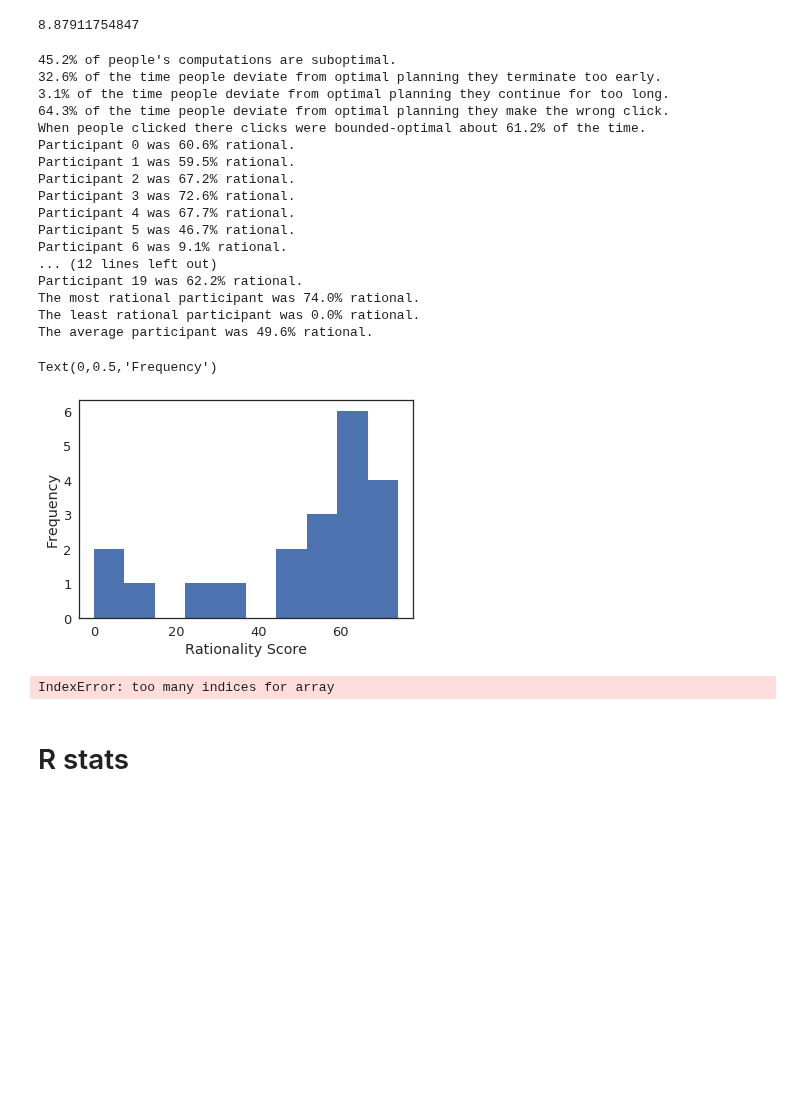
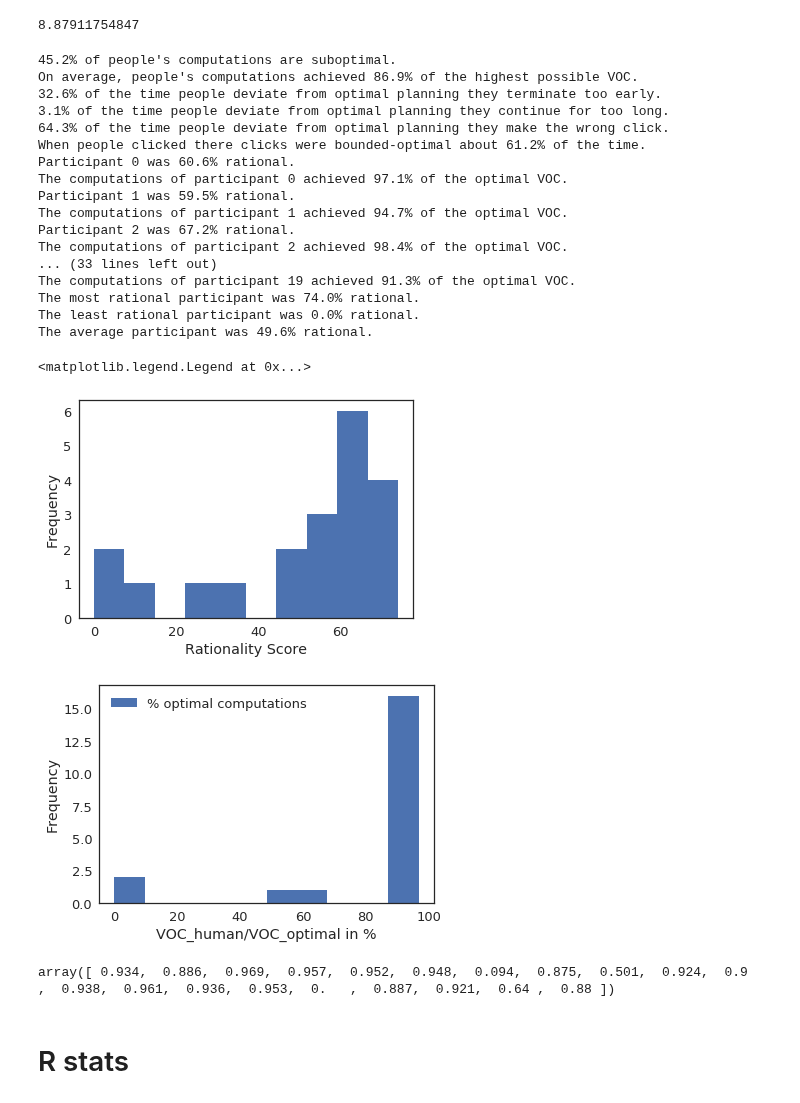
Before and after one commit to fredcallaway/planning, a Jupyter notebook: python/qualitative_predictions_x12.ipynb, the cells around one changed output. Cells and saved outputs as stored; diff of their text form; code cells hidden in the pictures; blank space fills up the shorter version.

Commit message:
Added analysis of VOC ratios

```diff
--- a/python/qualitative_predictions_x12.ipynb
+++ b/python/qualitative_predictions_x12.ipynb
@@ -593,10 +593,10 @@ def hash_x12(state):
 def get_optimal_policy(env):
     Q, V, pi, info = solve(env, hash_state=hash_x12)
     print(V(env.init))  # ~ 5 minutes for 312
-    return SoftmaxPolicy(Q)
+    return SoftmaxPolicy(Q), Q, V
 
 env = make_env(quantization=4, branching=[3,1,2])
-bounded_optimal_agent = get_optimal_policy(env)
+bounded_optimal_agent, Q_BO, V_BO = get_optimal_policy(env)
 # %% [output]
 8.87911754847
 # %%
@@ -618,6 +618,10 @@ terminate = nr_nodes + 1 #node 0 is unclickable, nodes 1-12 are clickable, so ac
 suboptimal_computation = np.array([])
 participant_id = np.array([])
 
+Q_human = np.array([])
+Q_optimal = np.array([])
+Q_term = np.array([])
+
 for t in trial_ids:
 
     trial_id = tdf['trial_id'][t]
@@ -635,6 +639,9 @@ for t in trial_ids:
         p_continue = np.sum(action_distribution[0:-1])
         p_terminate =action_distribution[terminate]
         p_human_click = action_distribution[int(action)]
+        Q_human = np.append(Q_human,[Q_BO(env._state,action)])
+        Q_optimal = np.append(Q_optimal,[V_BO(env._state)])
+        Q_term = np.append(Q_term,[Q_BO(env._state,terminate)])
 
         human_clicked = np.append(human_clicked,[action!=terminate])
 
@@ -652,6 +659,9 @@ for t in trial_ids:
 
 print("{:3.1f}% of people's computations are suboptimal.".format(100*np.mean(suboptimal_computation)))
 
+avg_Q_ratio = np.mean(Q_human-Q_term)/np.mean(Q_optimal-Q_term)
+print("On average, people's computations achieved {:3.1f}% of the highest possible VOC.".format(100*np.mean(avg_Q_ratio)))
+
 print("{:3.1f}% of the time people deviate from optimal planning they terminate too early.".format(100*np.mean(stopped_too_early)))
 print("{:3.1f}% of the time people deviate from optimal planning they continue for too long.".format(100*np.mean(continued_too_long)))
 print("{:3.1f}% of the time people deviate from optimal planning they make the wrong click.".format(100*np.mean(wrong_click)))
@@ -661,46 +671,62 @@ print("When people clicked there clicks were bounded-optimal about {:3.1f}% of t
 participants = np.unique(participant_id)
 
 rationality_by_participant =np.array([])
+Q_ratio =np.array([])
+VOC_ratio =np.array([])
+
+VOC_human = Q_human - Q_term
+VOC_BO = Q_optimal - Q_term
+#VOC_ratio = np.divide(VOC_human,VOC_BO+1e-9)
 
 i=0
 for p in participants:
+    Q_ratio = np.append(Q_ratio,[100*np.mean(Q_human[participant_id ==p])/np.mean(Q_optimal[participant_id ==p])])
+    VOC_ratio = np.append(VOC_ratio,[100*np.mean(VOC_human[participant_id ==p])/np.mean(VOC_BO[participant_id ==p])])
     rationality_by_participant = np.append(rationality_by_participant, [100-100*np.mean(suboptimal_computation[participant_id==p])])
     print("Participant {} was {:3.1f}% rational.".format(int(p),rationality_by_participant[-1]))
+    print("The computations of participant {} achieved {:3.1f}% of the optimal VOC.".format(int(p),Q_ratio[-1]))
     i+=1
 
 print("The most rational participant was {:3.1f}% rational.".format(np.max(rationality_by_participant)))
 print("The least rational participant was {:3.1f}% rational.".format(np.min(rationality_by_participant)))
 print("The average participant was {:3.1f}% rational.".format(np.mean(rationality_by_participant)))
 
 np.histogram(rationality_by_participant)
-
 plt.hist(rationality_by_participant)
 plt.xlabel('Rationality Score')
 plt.ylabel('Frequency')
+
+plt.figure()
+plt.hist(VOC_ratio)
+plt.xlabel('VOC_human/VOC_optimal in %')
+plt.ylabel('Frequency')
+
+plt.legend(['% optimal computations','% optimal average VOC'])
 # %% [output]
 45.2% of people's computations are suboptimal.
+On average, people's computations achieved 86.9% of the highest possible VOC.
 32.6% of the time people deviate from optimal planning they terminate too early.
 3.1% of the time people deviate from optimal planning they continue for too long.
 64.3% of the time people deviate from optimal planning they make the wrong click.
 When people clicked there clicks were bounded-optimal about 61.2% of the time.
 Participant 0 was 60.6% rational.
+The computations of participant 0 achieved 97.1% of the optimal VOC.
 Participant 1 was 59.5% rational.
+The computations of participant 1 achieved 94.7% of the optimal VOC.
 Participant 2 was 67.2% rational.
-Participant 3 was 72.6% rational.
-Participant 4 was 67.7% rational.
-Participant 5 was 46.7% rational.
-Participant 6 was 9.1% rational.
-... (12 lines left out)
-Participant 19 was 62.2% rational.
+The computations of participant 2 achieved 98.4% of the optimal VOC.
+... (33 lines left out)
+The computations of participant 19 achieved 91.3% of the optimal VOC.
 The most rational participant was 74.0% rational.
 The least rational participant was 0.0% rational.
 The average participant was 49.6% rational.
-Text(0,0.5,'Frequency')
+<matplotlib.legend.Legend at 0x...>
 [figure]
+[figure, added]
-# %%
-rationality_by_participant
-# %% [output]
-IndexError: too many indices for array
+# %%
+VOC_ratio
+# %% [output]
+array([ 0.934,  0.886,  0.969,  0.957,  0.952,  0.948,  0.094,  0.875,  0.501,  0.924,  0.9  ,  0.938,  0.961,  0.936,  0.953,  0.   ,  0.887,  0.921,  0.64 ,  0.88 ])
 # %% [markdown]
 # R stats
 # %%
```
